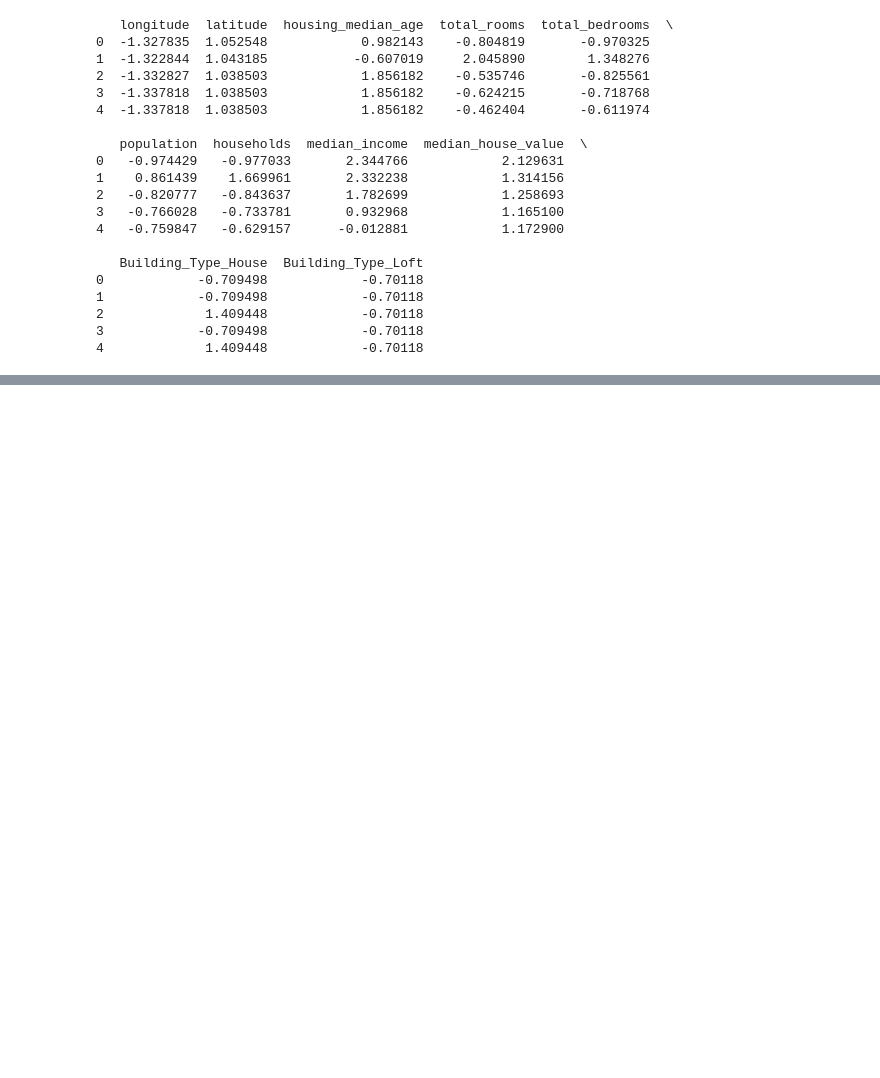
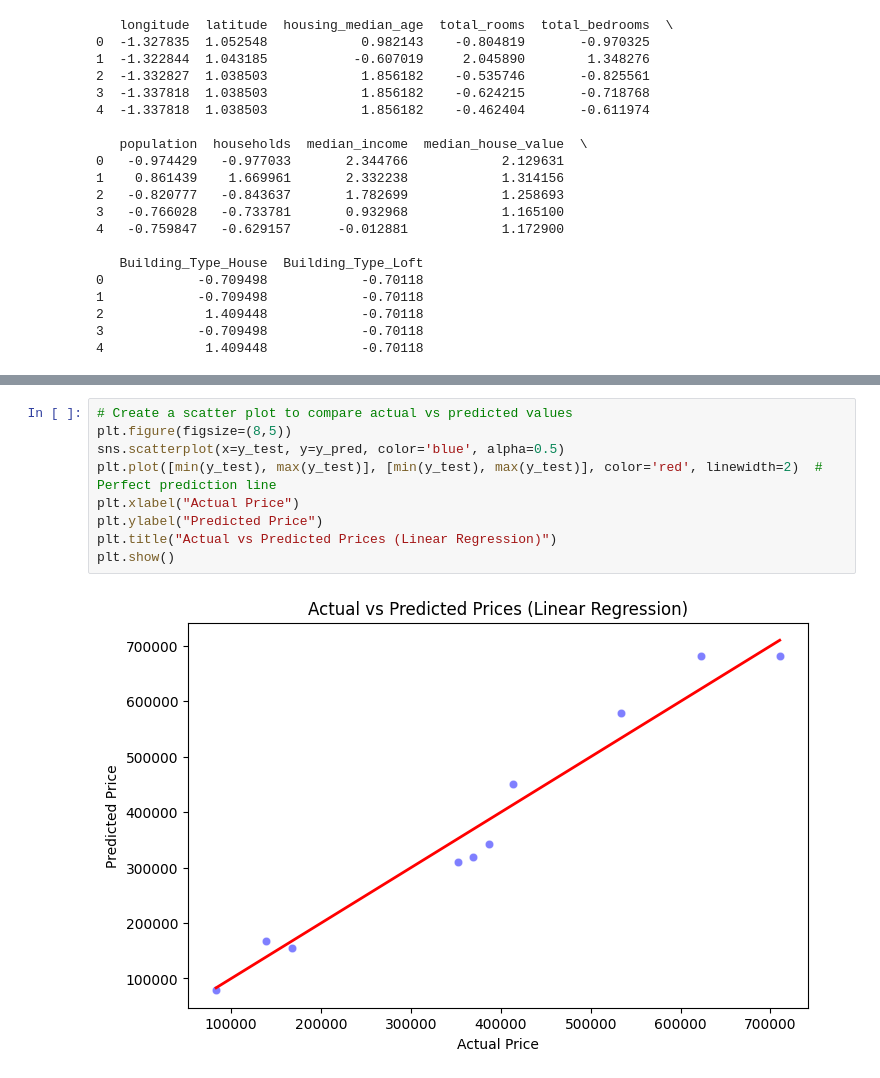
Before and after one commit to HMurawski/dump, a Jupyter notebook: dump_learning/February 25'/240225/44.ipynb, the cells around one changed output, grey strips where cells are left out. Drawn from its saved outputs; the diff is of its cells as text; blank space fills up the shorter version.

```diff
--- a/dump_learning/February 25'/240225/44.ipynb
+++ b/dump_learning/February 25'/240225/44.ipynb
@@ -274,0 +290,11 @@ print(df_scaled.head())
+# %%
+# Create a scatter plot to compare actual vs predicted values
+plt.figure(figsize=(8,5))
+sns.scatterplot(x=y_test, y=y_pred, color='blue', alpha=0.5)
+plt.plot([min(y_test), max(y_test)], [min(y_test), max(y_test)], color='red', linewidth=2)  # Perfect prediction line
+plt.xlabel("Actual Price")
+plt.ylabel("Predicted Price")
+plt.title("Actual vs Predicted Prices (Linear Regression)")
+plt.show()
+# %% [output]
+[figure, added]
```
Also changed, not shown: parts of 1 cell of this notebook.
